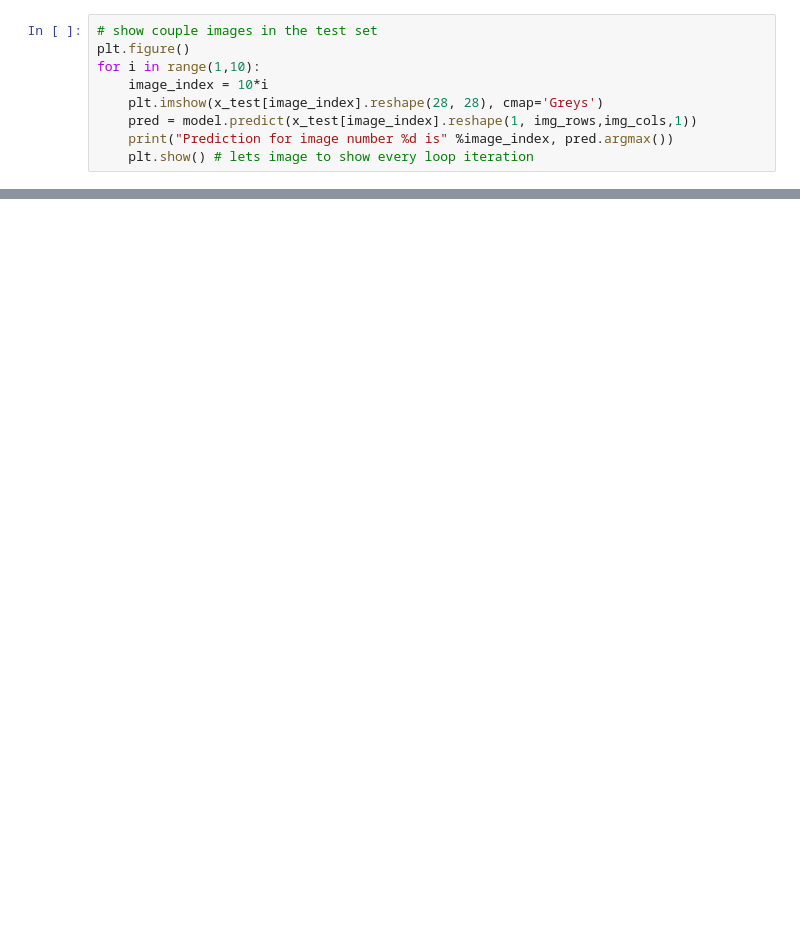
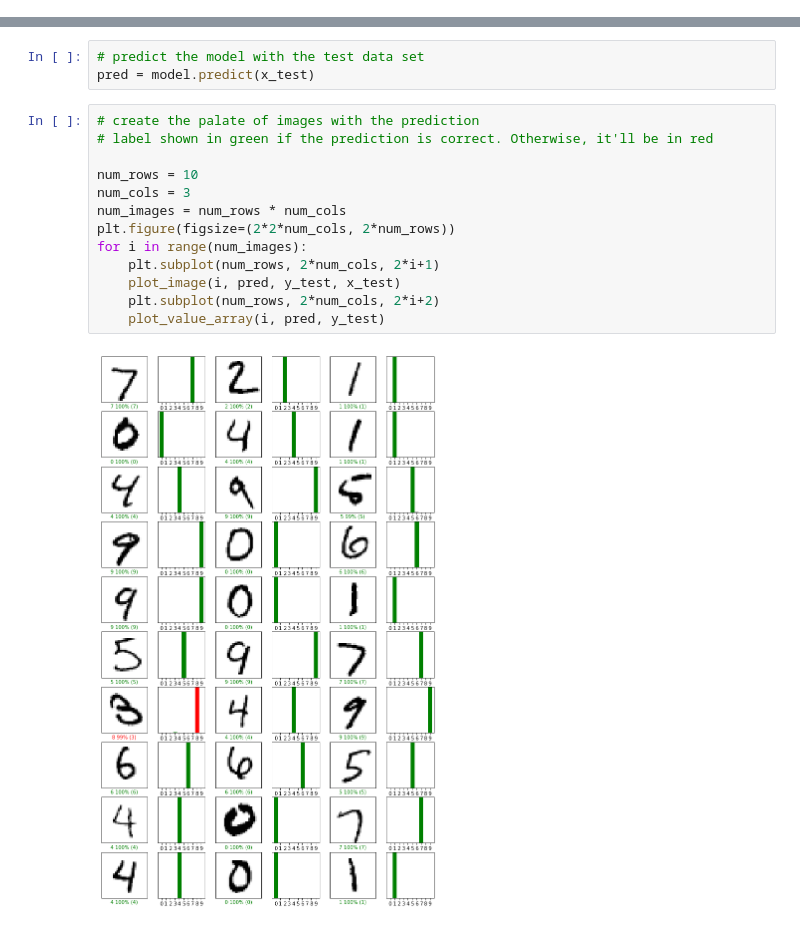
Before and after one commit to sohn21c/mnist, a Jupyter notebook: mnist_digit.ipynb, the cells around one changed output, grey strips where cells are left out. Drawn from its saved outputs; the diff is of its cells as text; blank space fills up the shorter version.

```diff
--- a/mnist_digit.ipynb
+++ b/mnist_digit.ipynb
@@ -119,9 +165,0 @@ Prediction for image number 4444 is 9
-# %%
-# show couple images in the test set
-plt.figure()
-for i in range(1,10):
-    image_index = 10*i
-    plt.imshow(x_test[image_index].reshape(28, 28), cmap='Greys')
-    pred = model.predict(x_test[image_index].reshape(1, img_rows,img_cols,1))
-    print("Prediction for image number %d is" %image_index, pred.argmax())
-    plt.show() # lets image to show every loop iteration
@@ -141,0 +202,18 @@ Prediction for image number 60 is 7
+# %%
+# predict the model with the test data set
+pred = model.predict(x_test)
+# %%
+# create the palate of images with the prediction
+# label shown in green if the prediction is correct. Otherwise, it'll be in red
+
+num_rows = 10
+num_cols = 3
+num_images = num_rows * num_cols
+plt.figure(figsize=(2*2*num_cols, 2*num_rows))
+for i in range(num_images):
+    plt.subplot(num_rows, 2*num_cols, 2*i+1)
+    plot_image(i, pred, y_test, x_test)
+    plt.subplot(num_rows, 2*num_cols, 2*i+2)
+    plot_value_array(i, pred, y_test)
+# %% [output]
+[figure, added]
```
Also changed, not shown: parts of 8 cells of this notebook.
